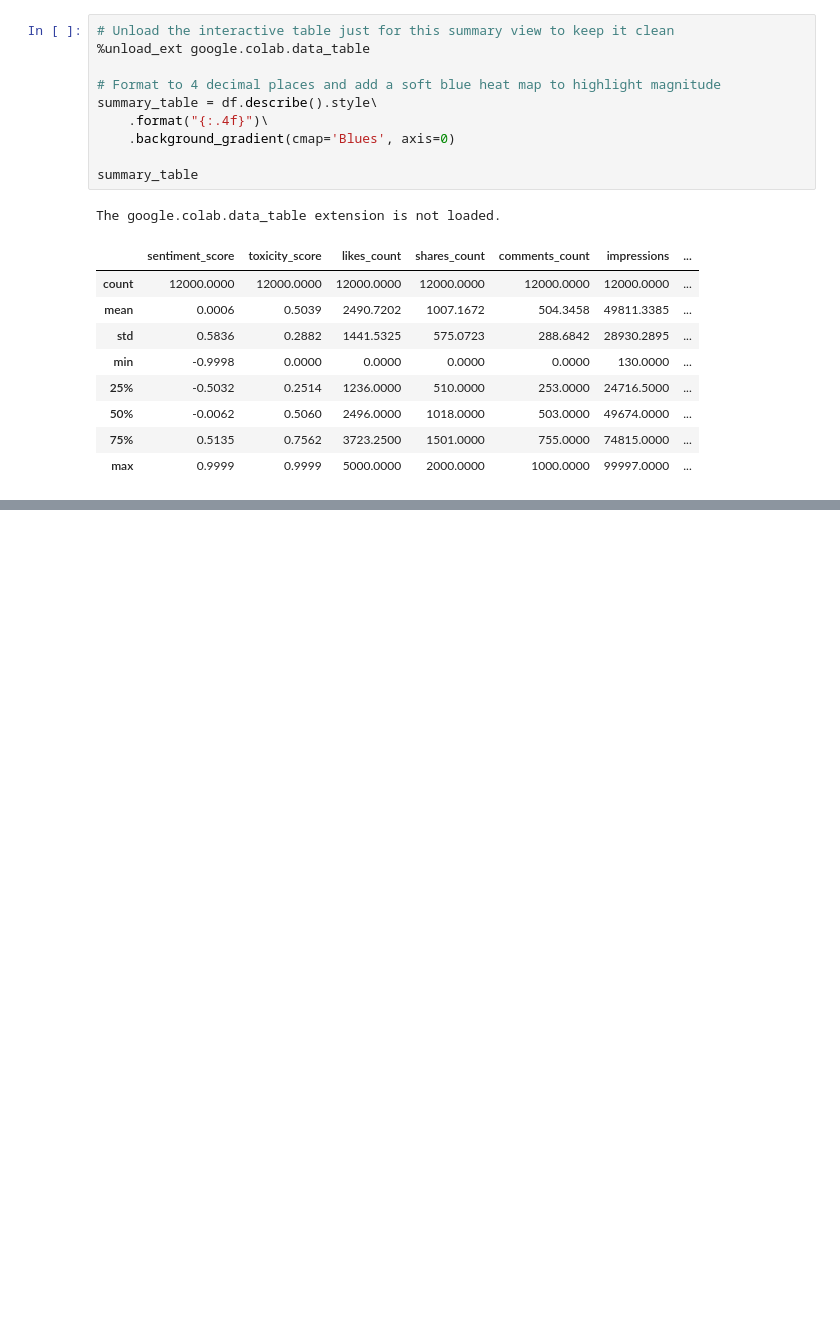
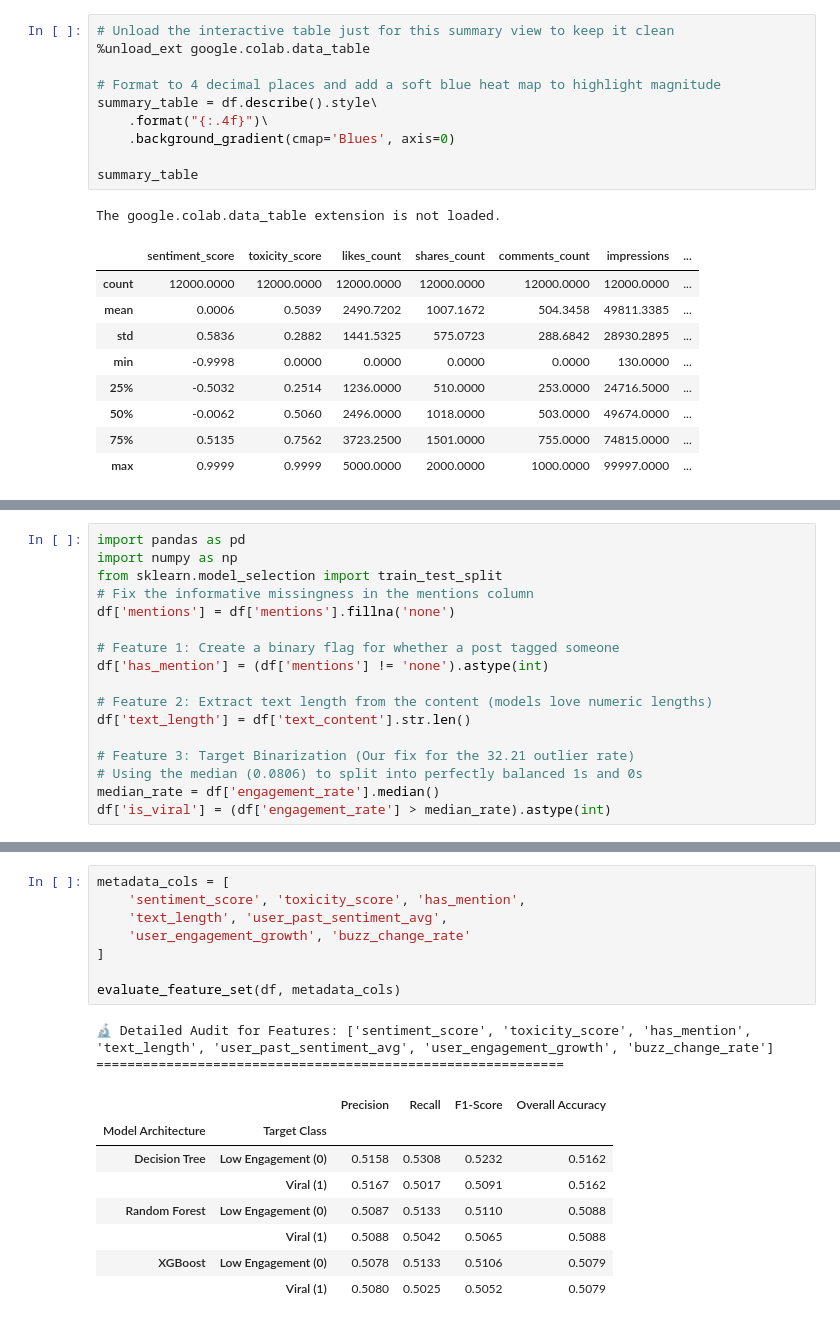
Before and after one commit to jaya-v07/media-engagement-pred-ML-model, a Jupyter notebook: src/prediction-ml-model.ipynb, the cells around one changed output, grey strips where cells are left out. Drawn from its saved outputs; the diff is of its cells as text; blank space fills up the shorter version.

Commit message:
feat: added 3 models and found a feature contributing to model accuracy refactor: added descp of each code block to show thoughts behind the code

```diff
--- a/src/prediction-ml-model.ipynb
+++ b/src/prediction-ml-model.ipynb
@@ -128,0 +173,17 @@ The buzz_change_rate operates as a velocity vector (bounded between [-100%, 100%
+# %%
+import pandas as pd
+import numpy as np
+from sklearn.model_selection import train_test_split
+# Fix the informative missingness in the mentions column
+df['mentions'] = df['mentions'].fillna('none')
+
+# Feature 1: Create a binary flag for whether a post tagged someone
+df['has_mention'] = (df['mentions'] != 'none').astype(int)
+
+# Feature 2: Extract text length from the content (models love numeric lengths)
+df['text_length'] = df['text_content'].str.len()
+
+# Feature 3: Target Binarization (Our fix for the 32.21 outlier rate)
+# Using the median (0.0806) to split into perfectly balanced 1s and 0s
+median_rate = df['engagement_rate'].median()
+df['is_viral'] = (df['engagement_rate'] > median_rate).astype(int)
@@ -128,0 +265,19 @@ The buzz_change_rate operates as a velocity vector (bounded between [-100%, 100%
+# %%
+metadata_cols = [
+    'sentiment_score', 'toxicity_score', 'has_mention',
+    'text_length', 'user_past_sentiment_avg',
+    'user_engagement_growth', 'buzz_change_rate'
+]
+
+evaluate_feature_set(df, metadata_cols)
+# %% [output]
+🔬 Detailed Audit for Features: ['sentiment_score', 'toxicity_score', 'has_mention', 'text_length', 'user_past_sentiment_avg', 'user_engagement_growth', 'buzz_change_rate']
+============================================================
+|  |  | Precision | Recall | F1-Score | Overall Accuracy |
+| Model Architecture | Target Class |  |  |  |  |
+| Decision Tree | Low Engagement (0) | 0.5158 | 0.5308 | 0.5232 | 0.5162 |
+|  | Viral (1) | 0.5167 | 0.5017 | 0.5091 | 0.5162 |
+| Random Forest | Low Engagement (0) | 0.5087 | 0.5133 | 0.5110 | 0.5088 |
+|  | Viral (1) | 0.5088 | 0.5042 | 0.5065 | 0.5088 |
+| XGBoost | Low Engagement (0) | 0.5078 | 0.5133 | 0.5106 | 0.5079 |
+|  | Viral (1) | 0.5080 | 0.5025 | 0.5052 | 0.5079 |
```
Also changed, not shown: parts of 17 cells of this notebook.
